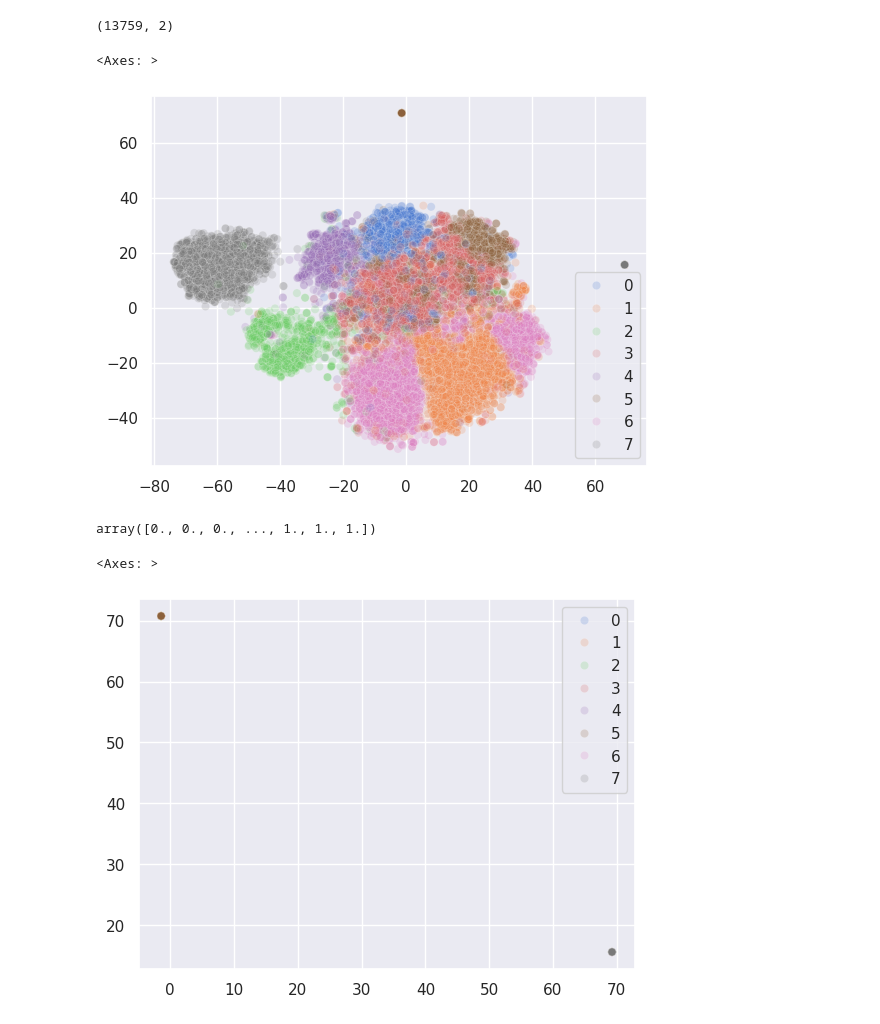
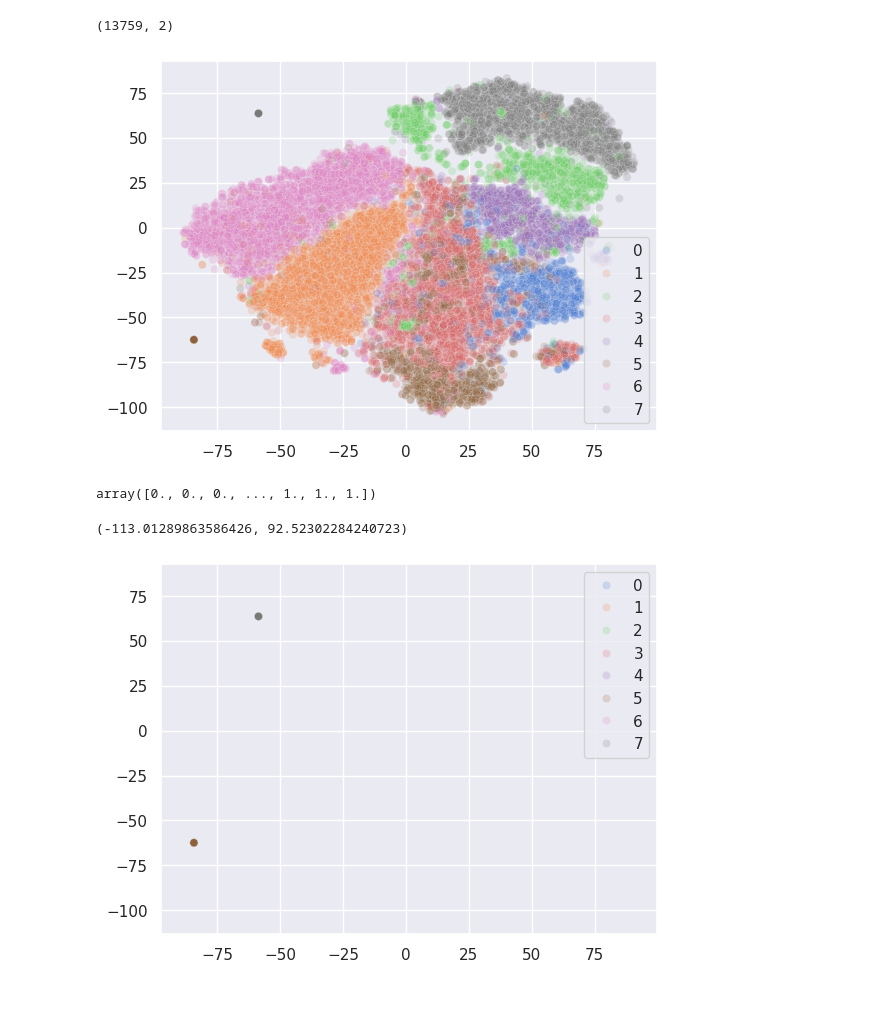
Before and after one commit to tomaz-suller/an2dl, a Jupyter notebook: homework-1/notebooks/4-tomaz-suller-embedding-quality.ipynb, the cells around one changed output. Saved outputs shown, nothing was run; the diff lists cells and outputs as text; code cells hidden in the pictures.

```diff
--- a/homework-1/notebooks/4-tomaz-suller-embedding-quality.ipynb
+++ b/homework-1/notebooks/4-tomaz-suller-embedding-quality.ipynb
@@ -113,7 +111,7 @@ np.save(EMBEDDINGS_DIR  / feature_extractor.name, embeddings)
 # %% [markdown]
 ## Load embeddings
 # %%
-embeddings = np.load(EMBEDDINGS_DIR / "MobileNetV3Large.npy")
+embeddings = np.load(EMBEDDINGS_DIR / "MobilenetV3large_avg.npy")
 embeddings.shape
 # %% [output]
 (13759, 960)
@@ -132,16 +130,17 @@ embeddings_tsne.shape
 # %% [output]
 (13759, 2)
 # %%
-sns.scatterplot(
+ax = sns.scatterplot(
     x=embeddings_tsne[:, 0],
     y=embeddings_tsne[:, 1],
     hue=np.ravel(labels),
     palette="muted",
     alpha=0.2,
 )
+xlim = ax.get_xlim()
+ylim = ax.get_ylim()
 # %% [output]
-<Axes: >
-[figure, old version]
+[figure, new version]
 # %%
 junk_indices = np.load(PROFILING_DIR / "junk_indices.npy")
 junk_support = np.zeros(embeddings.shape[0])
@@ -150,16 +149,18 @@ junk_support
 # %% [output]
 array([0., 0., 0., ..., 1., 1., 1.])
 # %%
-sns.scatterplot(
+ax = sns.scatterplot(
     x=embeddings_tsne[junk_indices, 0],
     y=embeddings_tsne[junk_indices, 1],
     hue=np.ravel(labels[junk_indices]),
     palette="muted",
     alpha=0.2,
 )
+ax.set_xlim(xlim)
+ax.set_ylim(ylim)
 # %% [output]
-<Axes: >
+(-113.01289863586426, 92.52302284240723)
-[figure, old version]
+[figure, new version]
 # %%
 sns.relplot(
     x=embeddings_tsne[:, 0],
```
Also changed, not shown: parts of 5 cells of this notebook.
